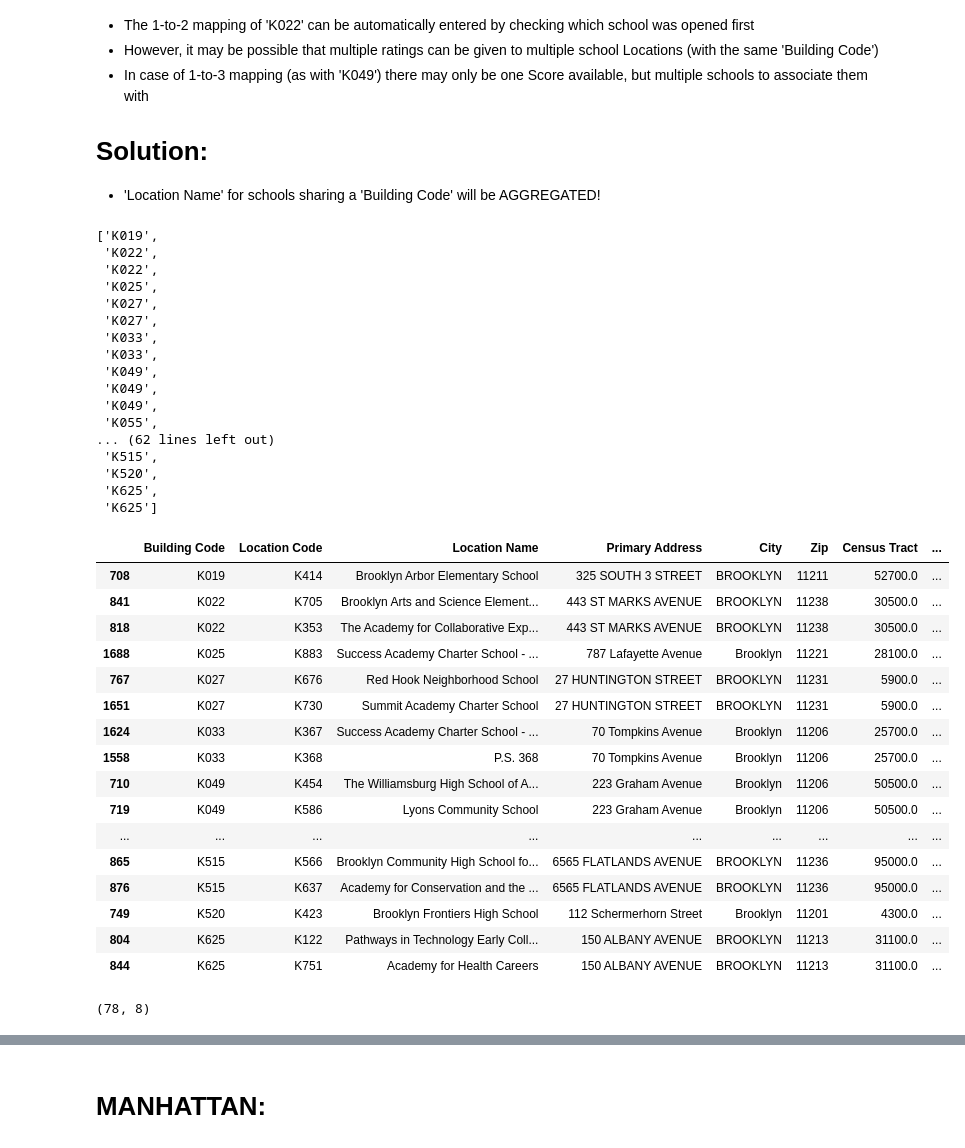
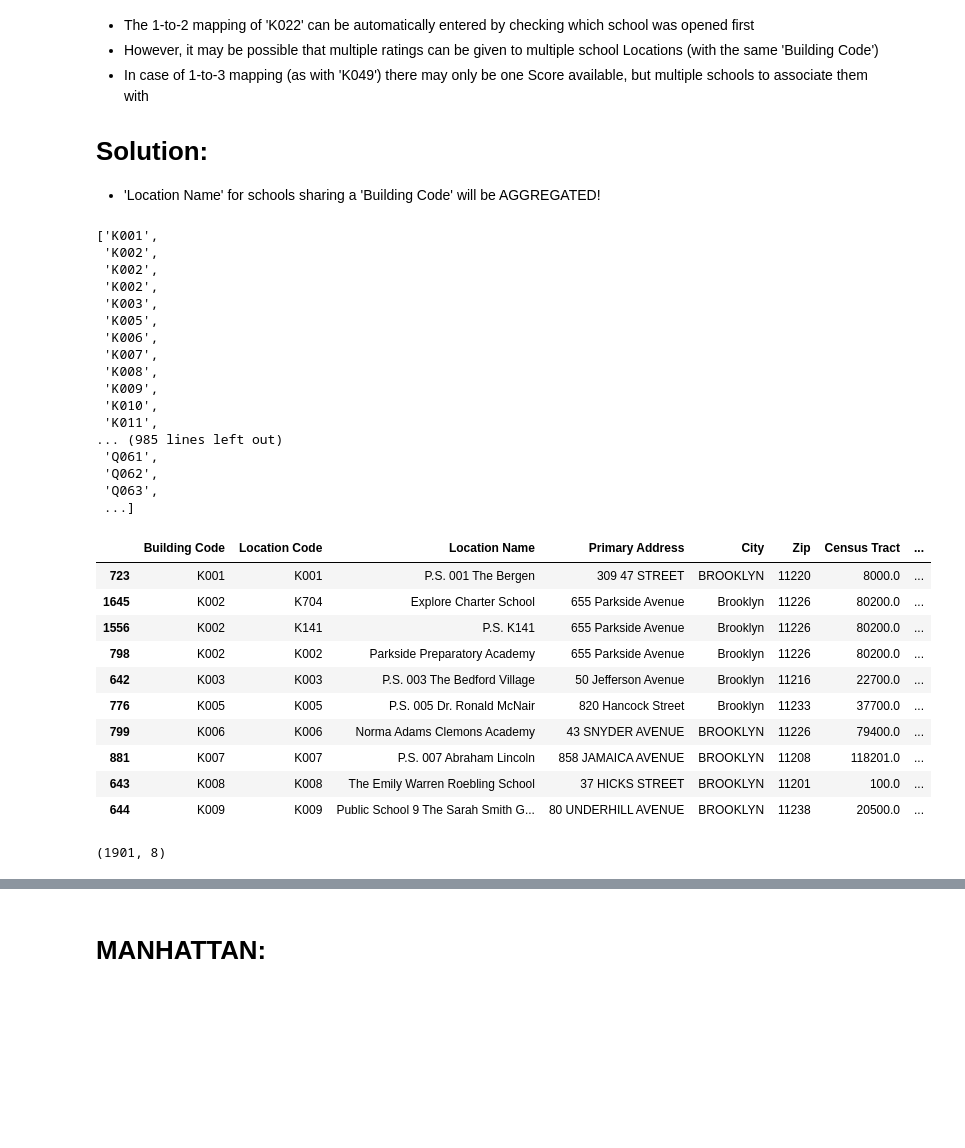
Before and after one commit to tali0n-git/NYC_Public_Schools_Analysis, a Jupyter notebook: School_Data_Analysis_Notebooks/QualityReviewRatings_2005-2020_EDA.ipynb, the cells around one changed output, grey strips where cells are left out. Cells and saved outputs as stored; diff of their text form; code cells hidden in the pictures; blank space fills up the shorter version.

```diff
--- a/School_Data_Analysis_Notebooks/QualityReviewRatings_2005-2020_EDA.ipynb
+++ b/School_Data_Analysis_Notebooks/QualityReviewRatings_2005-2020_EDA.ipynb
@@ -980,48 +980,42 @@ school_data_2[school_data_2['Location Code'].isin(['K454', 'K586', 'K449'])]
 # Solution:
 - 'Location Name' for schools sharing a 'Building Code' will be AGGREGATED!
 # %%
-add_schools = school_data_2[school_data_2['Building Code'].isin(missing_K)][['Building Code', 'Location Code', 'Location Name', 'Primary Address', 'City', 'Zip', 'Census Tract', 'Community District']]
+add_schools = school_data_2[['Building Code', 'Location Code', 'Location Name', 'Primary Address', 'City', 'Zip', 'Census Tract', 'Community District']]
 
 sorted(add_schools['Building Code'])
 # %% [output]
-['K019',
- 'K022',
- 'K022',
- 'K025',
- 'K027',
- 'K027',
- 'K033',
- 'K033',
- 'K049',
- 'K049',
- 'K049',
- 'K055',
-... (62 lines left out)
- 'K515',
- 'K520',
- 'K625',
- 'K625']
+['K001',
+ 'K002',
+ 'K002',
+ 'K002',
+ 'K003',
+ 'K005',
+ 'K006',
+ 'K007',
+ 'K008',
+ 'K009',
+ 'K010',
+ 'K011',
+... (985 lines left out)
+ 'Q061',
+ 'Q062',
+ 'Q063',
+ ...]
 # %%
-add_schools.sort_values(by='Building Code')
+add_schools.sort_values(by='Building Code').head(10)
 # %% [output]
 |  | Building Code | Location Code | Location Name | Primary Address | City | Zip | Census Tract | ... |
-| 708 | K019 | K414 | Brooklyn Arbor Elementary School | 325 SOUTH 3 STREET | BROOKLYN | 11211 | 52700.0 | ... |
-| 841 | K022 | K705 | Brooklyn Arts and Science Element... | 443 ST MARKS AVENUE | BROOKLYN | 11238 | 30500.0 | ... |
-| 818 | K022 | K353 | The Academy for Collaborative Exp... | 443 ST MARKS AVENUE | BROOKLYN | 11238 | 30500.0 | ... |
-| 1688 | K025 | K883 | Success Academy Charter School - ... | 787 Lafayette Avenue | Brooklyn | 11221 | 28100.0 | ... |
-| 767 | K027 | K676 | Red Hook Neighborhood School | 27 HUNTINGTON STREET | BROOKLYN | 11231 | 5900.0 | ... |
-| 1651 | K027 | K730 | Summit Academy Charter School | 27 HUNTINGTON STREET | BROOKLYN | 11231 | 5900.0 | ... |
-| 1624 | K033 | K367 | Success Academy Charter School - ... | 70 Tompkins Avenue | Brooklyn | 11206 | 25700.0 | ... |
-| 1558 | K033 | K368 | P.S. 368 | 70 Tompkins Avenue | Brooklyn | 11206 | 25700.0 | ... |
-| 710 | K049 | K454 | The Williamsburg High School of A... | 223 Graham Avenue | Brooklyn | 11206 | 50500.0 | ... |
-| 719 | K049 | K586 | Lyons Community School | 223 Graham Avenue | Brooklyn | 11206 | 50500.0 | ... |
-| ... | ... | ... | ... | ... | ... | ... | ... | ... |
-| 865 | K515 | K566 | Brooklyn Community High School fo... | 6565 FLATLANDS AVENUE | BROOKLYN | 11236 | 95000.0 | ... |
-| 876 | K515 | K637 | Academy for Conservation and the ... | 6565 FLATLANDS AVENUE | BROOKLYN | 11236 | 95000.0 | ... |
-| 749 | K520 | K423 | Brooklyn Frontiers High School | 112 Schermerhorn Street | Brooklyn | 11201 | 4300.0 | ... |
-| 804 | K625 | K122 | Pathways in Technology Early Coll... | 150 ALBANY AVENUE | BROOKLYN | 11213 | 31100.0 | ... |
-| 844 | K625 | K751 | Academy for Health Careers | 150 ALBANY AVENUE | BROOKLYN | 11213 | 31100.0 | ... |
+| 723 | K001 | K001 | P.S. 001 The Bergen | 309 47 STREET | BROOKLYN | 11220 | 8000.0 | ... |
+| 1645 | K002 | K704 | Explore Charter School | 655 Parkside Avenue | Brooklyn | 11226 | 80200.0 | ... |
+| 1556 | K002 | K141 | P.S. K141 | 655 Parkside Avenue | Brooklyn | 11226 | 80200.0 | ... |
+| 798 | K002 | K002 | Parkside Preparatory Academy | 655 Parkside Avenue | Brooklyn | 11226 | 80200.0 | ... |
+| 642 | K003 | K003 | P.S. 003 The Bedford Village | 50 Jefferson Avenue | Brooklyn | 11216 | 22700.0 | ... |
+| 776 | K005 | K005 | P.S. 005 Dr. Ronald McNair | 820 Hancock Street | Brooklyn | 11233 | 37700.0 | ... |
+| 799 | K006 | K006 | Norma Adams Clemons Academy | 43 SNYDER AVENUE | BROOKLYN | 11226 | 79400.0 | ... |
+| 881 | K007 | K007 | P.S. 007 Abraham Lincoln | 858 JAMAICA AVENUE | BROOKLYN | 11208 | 118201.0 | ... |
+| 643 | K008 | K008 | The Emily Warren Roebling School | 37 HICKS STREET | BROOKLYN | 11201 | 100.0 | ... |
+| 644 | K009 | K009 | Public School 9 The Sarah Smith G... | 80 UNDERHILL AVENUE | BROOKLYN | 11238 | 20500.0 | ... |
 # %%
 add_schools.shape
 # %% [output]
-(78, 8)
+(1901, 8)
```
Also changed, not shown: parts of 19 cells of this notebook.
